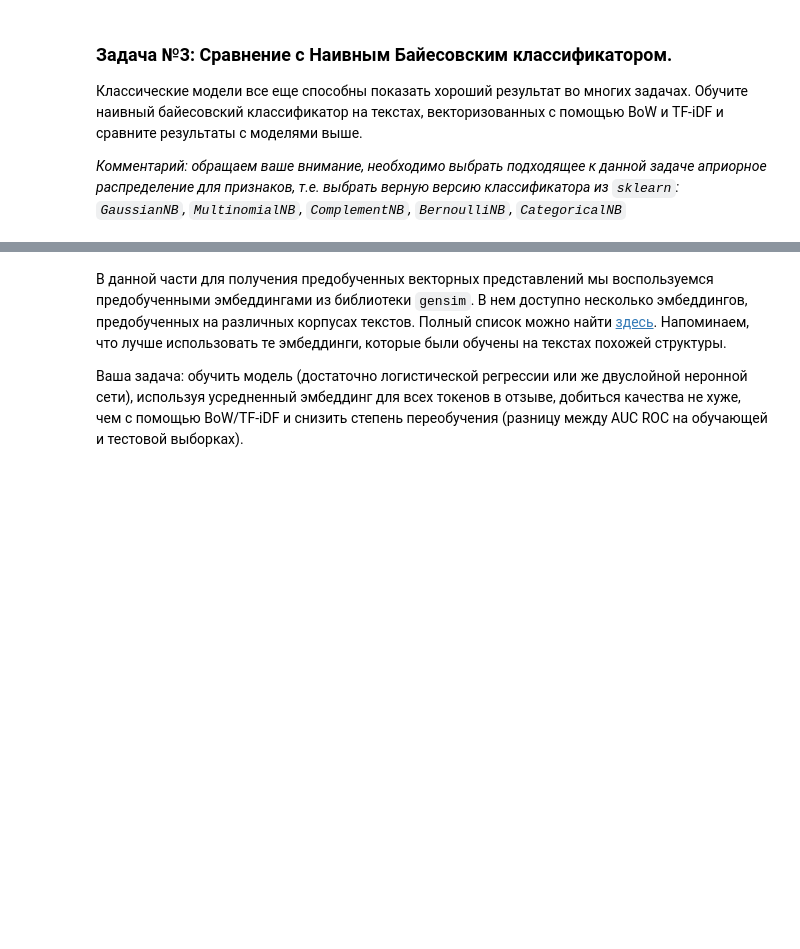
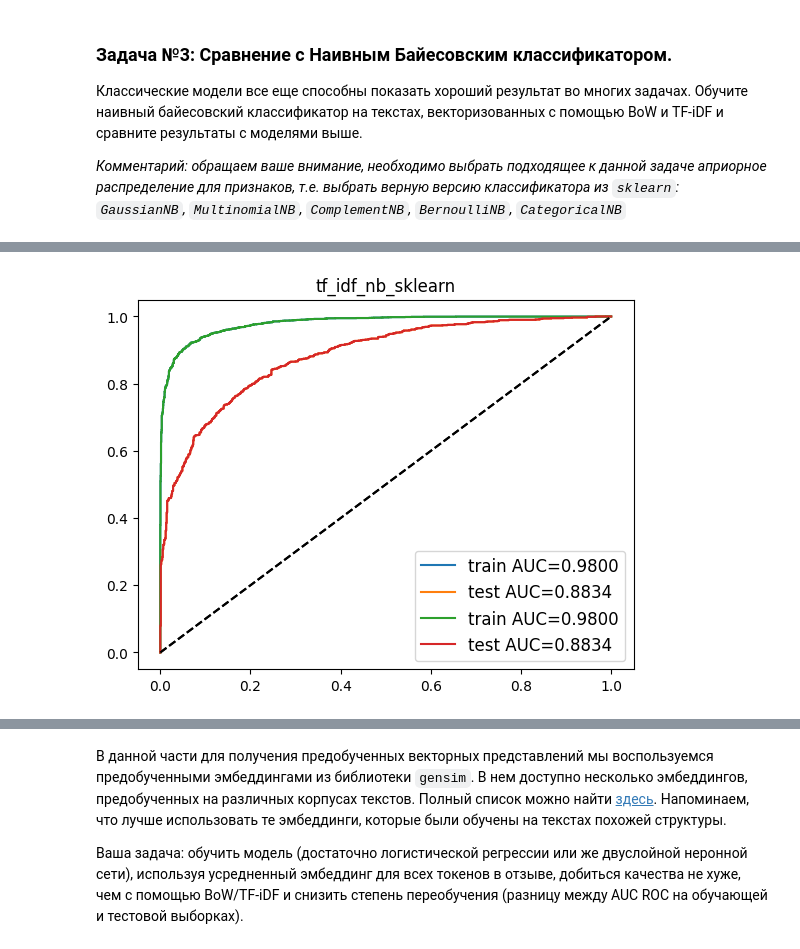
Before and after one commit to Johannmbo/Machine_learning, a Jupyter notebook: homeworks/hw04_bert_and_co/assignment_classic_text_classification.ipynb, the cells around one changed output, grey strips where cells are left out. Cells and saved outputs as stored; diff of their text form; code cells hidden in the pictures; blank space fills up the shorter version.

```diff
--- a/homeworks/hw04_bert_and_co/assignment_classic_text_classification.ipynb
+++ b/homeworks/hw04_bert_and_co/assignment_classic_text_classification.ipynb
@@ -542,10 +650,22 @@ out_dict = visualize_and_save_results(clf_nb_bow, 'bow_nb_sklearn', X_train_bow,
 # %%
-clf_nb_tfidf = # your code here
-
+# Наивный Байес для TF-IDF
+clf_nb_tfidf = MultinomialNB()
+clf_nb_tfidf.fit(X_train_tfidf, y_train)
+out_dict = visualize_and_save_results(
+    clf_nb_tfidf,
+    'tf_idf_nb_sklearn',
+    X_train_tfidf,
+    X_test_tfidf,
+    y_train,
+    y_test,
+    out_dict
+)
 # do not change the code in the block below
 # __________start of block__________
 out_dict = visualize_and_save_results(clf_nb_tfidf, 'tf_idf_nb_sklearn', X_train_tfidf, X_test_tfidf, y_train, y_test, out_dict)
 # __________end of block__________
+# %% [output]
+[figure, added]
 # %%
 # do not change the code in the block below
 # __________start of block__________
```
Also changed, not shown: parts of 28 cells of this notebook.
